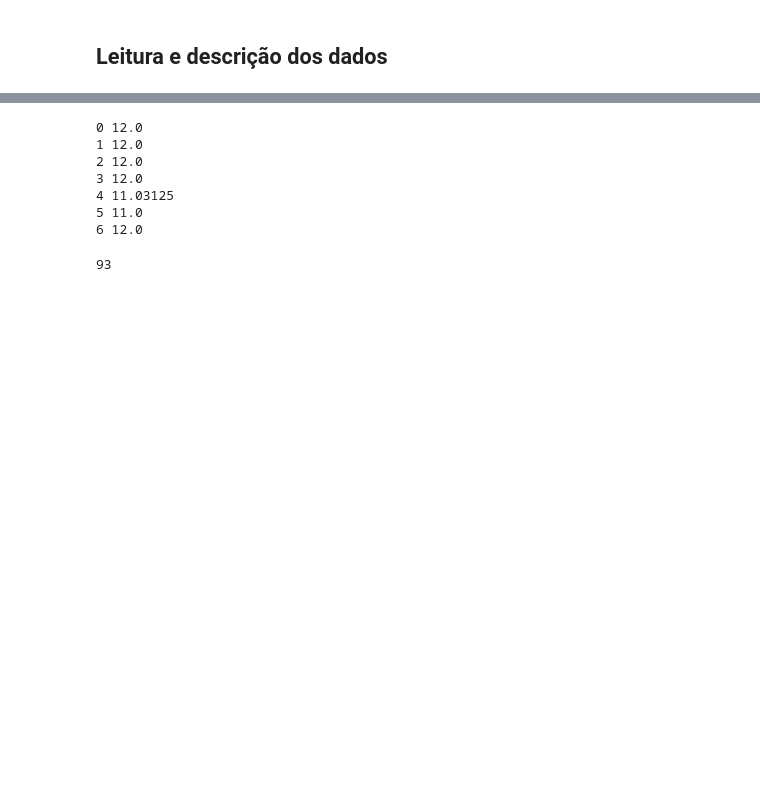
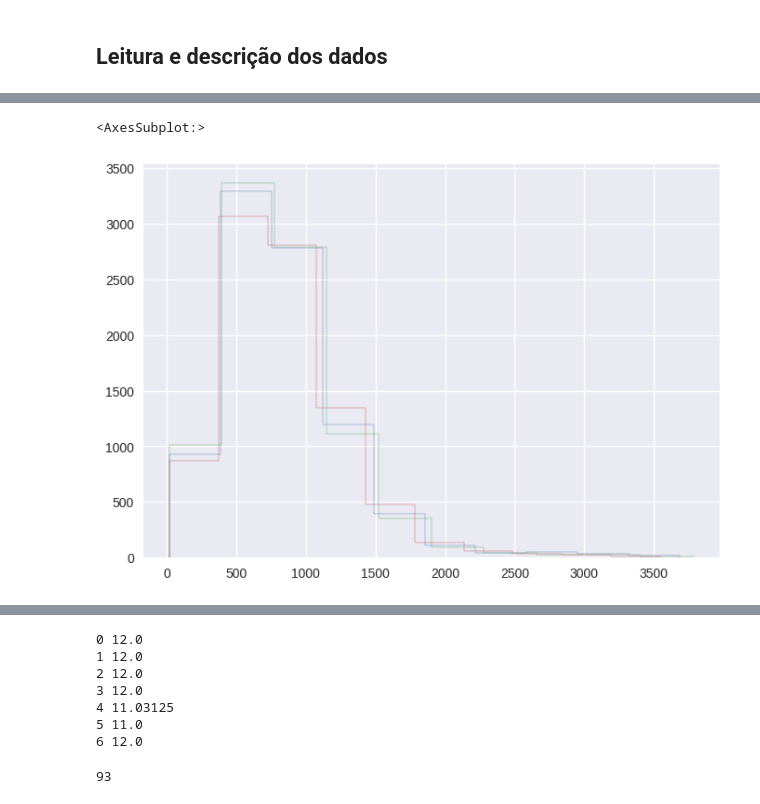
Before and after one commit to ifribeiro/consumo_casas, a Jupyter notebook: gans_casas.ipynb, the cells around one changed output, grey strips where cells are left out. Saved outputs shown, nothing was run; the diff lists cells and outputs as text; code cells hidden in the pictures; blank space fills up the shorter version.

```diff
--- a/gans_casas.ipynb
+++ b/gans_casas.ipynb
@@ -60,0 +141,10 @@ def separar_dias(df, dfname='A', wk=0):
+# %%
+# A
+df_fake_dias = unir_dias("A")
+# %%
+df_fake_dias[0]["watts"].hist(histtype='step')
+df_fake_dias[1]["watts"].hist(histtype='step')
+df_fake_dias[2]["watts"].hist(histtype='step')
+# %% [output]
+<AxesSubplot:>
+[figure, added]
```
Also changed, not shown: parts of 18 cells of this notebook, 4 other files.
